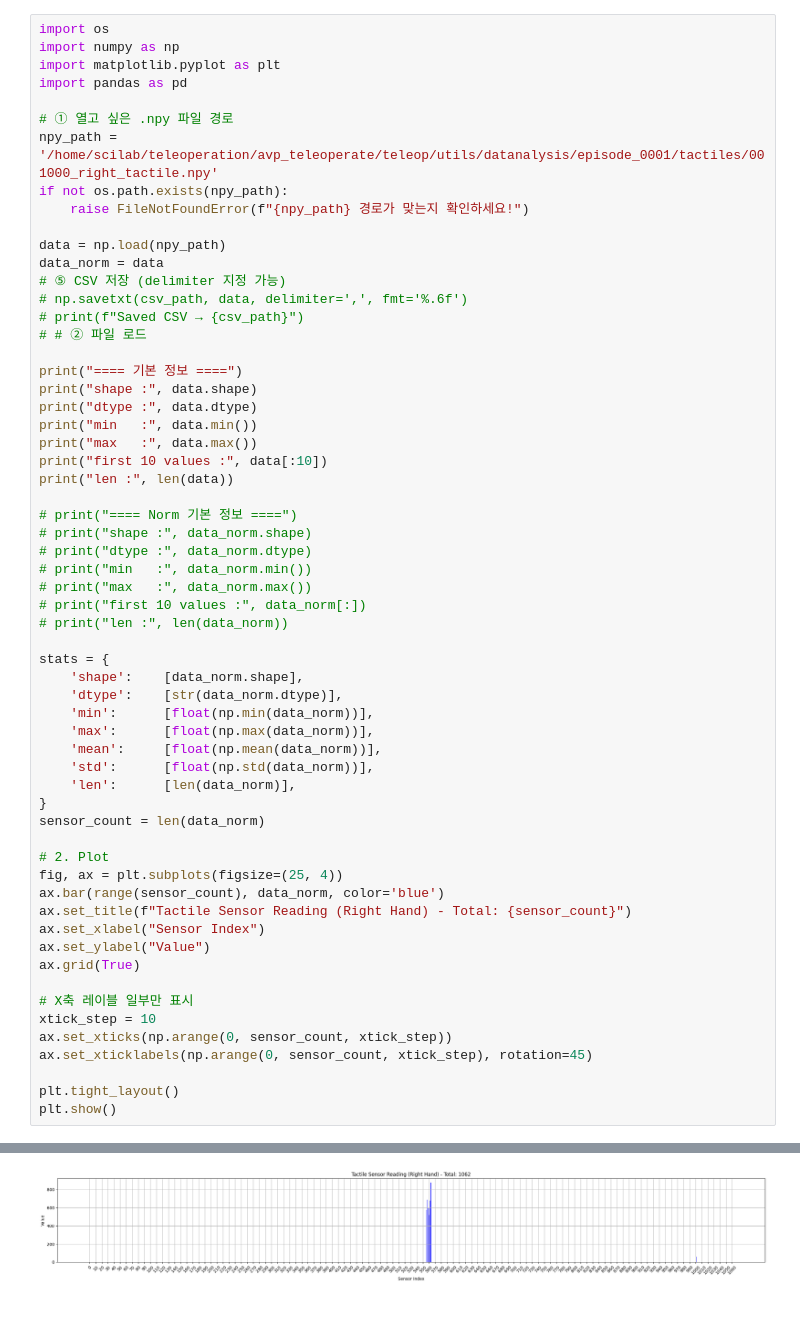
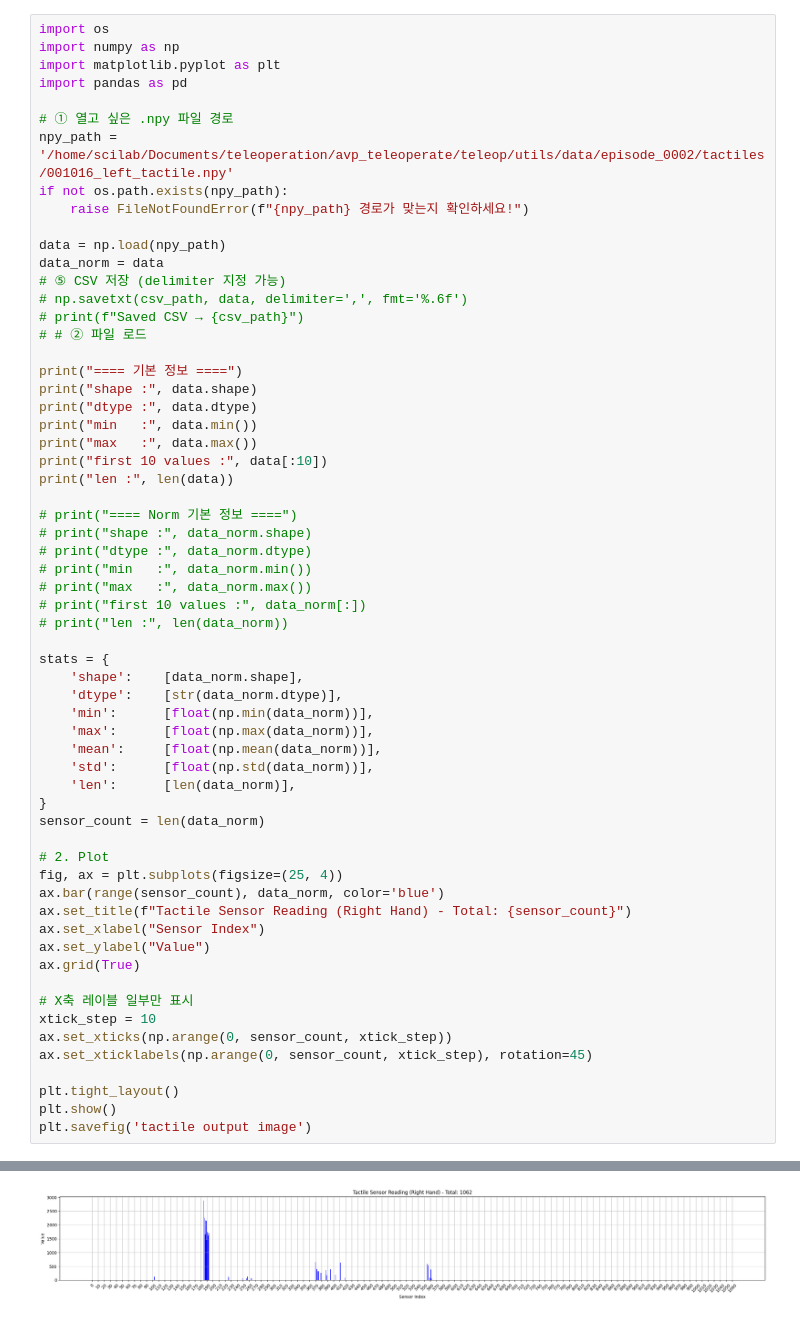
Before and after one commit to jongyunwoo/teleoperation_haptic_feedback, a Jupyter notebook: avp_teleoperate/teleop/utils/watchtactiledata.ipynb, the cells around one changed output, grey strips where cells are left out. Saved outputs shown, nothing was run; the diff lists cells and outputs as text.

```diff
--- a/avp_teleoperate/teleop/utils/watchtactiledata.ipynb
+++ b/avp_teleoperate/teleop/utils/watchtactiledata.ipynb
@@ -5,7 +5,7 @@ import matplotlib.pyplot as plt
 import pandas as pd
 
 # ① 열고 싶은 .npy 파일 경로
-npy_path = '/home/scilab/teleoperation/avp_teleoperate/teleop/utils/datanalysis/episode_0001/tactiles/001000_right_tactile.npy'
+npy_path = '/home/scilab/Documents/teleoperation/avp_teleoperate/teleop/utils/data/episode_0002/tactiles/001016_left_tactile.npy'
 if not os.path.exists(npy_path):
     raise FileNotFoundError(f"{npy_path} 경로가 맞는지 확인하세요!")
 
@@ -58,6 +58,7 @@ ax.set_xticklabels(np.arange(0, sensor_count, xtick_step), rotation=45)
 
 plt.tight_layout()
 plt.show()
+plt.savefig('tactile output image')
 # %% [output]
 ==== 기본 정보 ====
 shape : (1062,)
@@ -67,3 +68,3 @@ max   : 878.0
 first 10 values : [0. 0. 0. 0. 0. 0. 0. 0. 0. 0.]
 len : 1062
-[figure, old version]
+[figure, new version]
```
Also changed, not shown: parts of 1 cell of this notebook, 8 other files.
